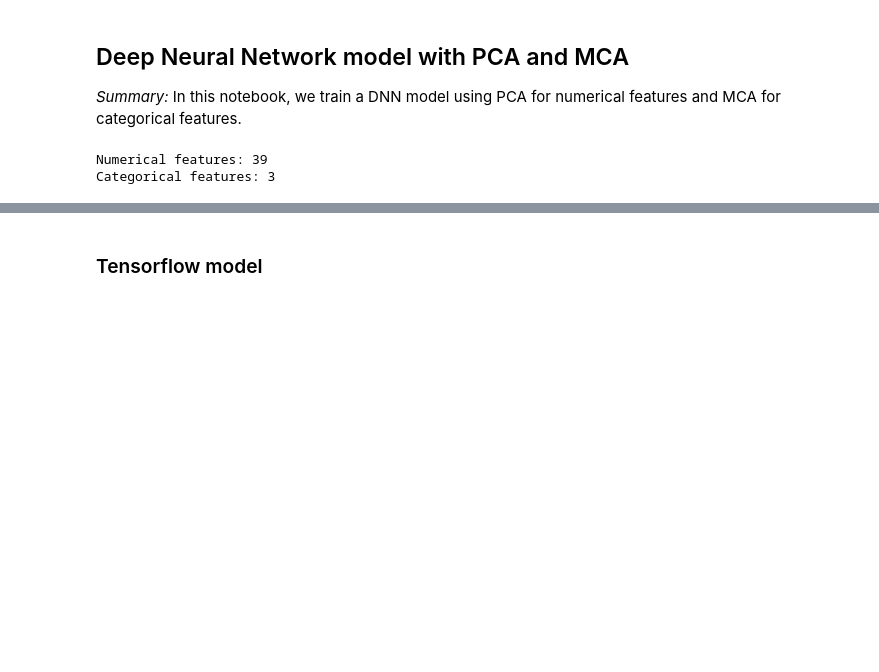
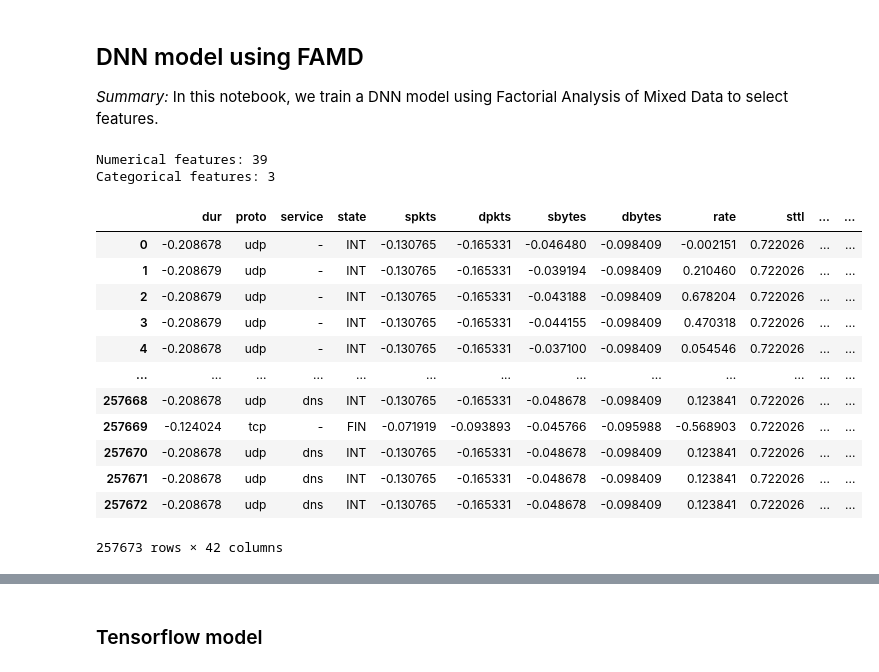
Before and after one commit to Janko-dev/ktai_ids, a Jupyter notebook: src/dnn_mc_famd.ipynb, the cells around one changed output, grey strips where cells are left out. Saved outputs shown, nothing was run; the diff lists cells and outputs as text; code cells hidden in the pictures; blank space fills up the shorter version.

Commit message:
initial multi-class DNN models implemented

```diff
--- a/src/dnn_mc_famd.ipynb
+++ b/src/dnn_mc_famd.ipynb
@@ -1,6 +1,6 @@
 # %% [markdown]
-## Deep Neural Network model with PCA and MCA
-*Summary:* In this notebook, we train a DNN model using PCA for numerical features and MCA for categorical features.
+## DNN model using FAMD
+*Summary:* In this notebook, we train a DNN model using Factorial Analysis of Mixed Data to select features.
 # %%
 import numpy as np
 import pandas as pd
@@ -49,6 +23,28 @@ print(f"Numerical features: {len(num_cols)}\nCategorical features: {len(cat_cols
 # %% [output]
 Numerical features: 39
 Categorical features: 3
+# %%
+from sklearn.preprocessing import StandardScaler
+
+# standard scale numerical features
+scl = StandardScaler()
+df[num_cols] = scl.fit_transform(df[num_cols])
+
+df
+# %% [output]
+|  | dur | proto | service | state | spkts | dpkts | sbytes | dbytes | rate | sttl | ... | ... |
+| 0 | -0.208678 | udp | - | INT | -0.130765 | -0.165331 | -0.046480 | -0.098409 | -0.002151 | 0.722026 | ... | ... |
+| 1 | -0.208679 | udp | - | INT | -0.130765 | -0.165331 | -0.039194 | -0.098409 | 0.210460 | 0.722026 | ... | ... |
+| 2 | -0.208679 | udp | - | INT | -0.130765 | -0.165331 | -0.043188 | -0.098409 | 0.678204 | 0.722026 | ... | ... |
+| 3 | -0.208679 | udp | - | INT | -0.130765 | -0.165331 | -0.044155 | -0.098409 | 0.470318 | 0.722026 | ... | ... |
+| 4 | -0.208678 | udp | - | INT | -0.130765 | -0.165331 | -0.037100 | -0.098409 | 0.054546 | 0.722026 | ... | ... |
+| ... | ... | ... | ... | ... | ... | ... | ... | ... | ... | ... | ... | ... |
+| 257668 | -0.208678 | udp | dns | INT | -0.130765 | -0.165331 | -0.048678 | -0.098409 | 0.123841 | 0.722026 | ... | ... |
+| 257669 | -0.124024 | tcp | - | FIN | -0.071919 | -0.093893 | -0.045766 | -0.095988 | -0.568903 | 0.722026 | ... | ... |
+| 257670 | -0.208678 | udp | dns | INT | -0.130765 | -0.165331 | -0.048678 | -0.098409 | 0.123841 | 0.722026 | ... | ... |
+| 257671 | -0.208678 | udp | dns | INT | -0.130765 | -0.165331 | -0.048678 | -0.098409 | 0.123841 | 0.722026 | ... | ... |
+| 257672 | -0.208678 | udp | dns | INT | -0.130765 | -0.165331 | -0.048678 | -0.098409 | 0.123841 | 0.722026 | ... | ... |
+257673 rows × 42 columns
 # %%
 from prince import FAMD
 
```
Also changed, not shown: parts of 15 cells of this notebook, 7 other files.
